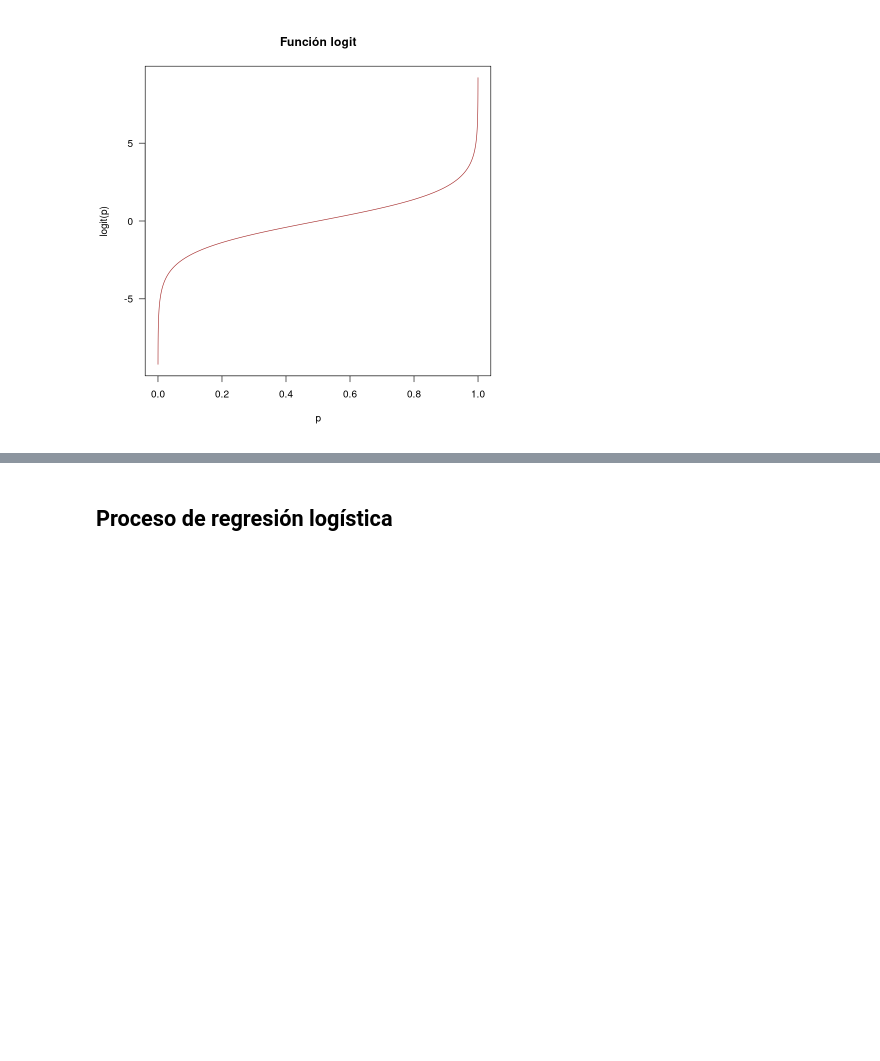
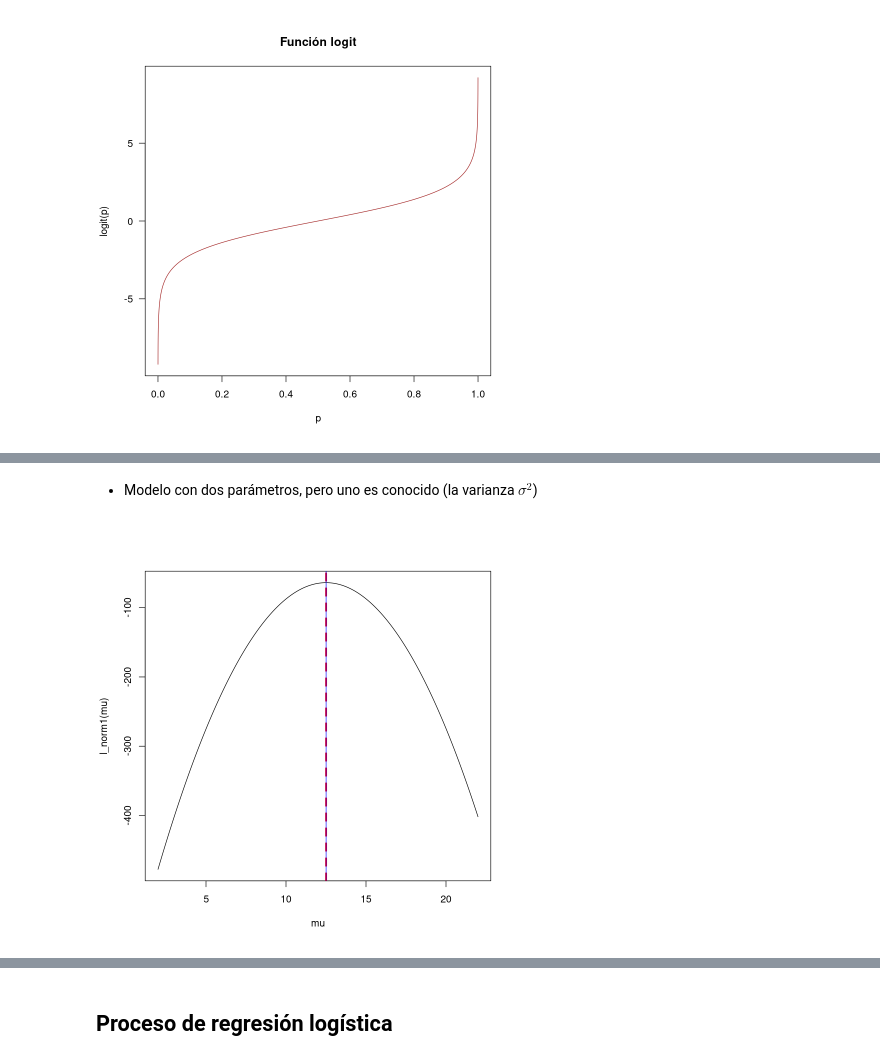
Before and after one commit to Daniel-Cendales/RegresiOn-LogIstica, a Jupyter notebook: Logistic_ression.ipynb, the cells around one changed output, grey strips where cells are left out. Drawn from its saved outputs; the diff is of its cells as text; code cells hidden in the pictures; blank space fills up the shorter version.

Commit message:
Modificaciones sobre la máxima verosimilitud

```diff
--- a/Logistic_ression.ipynb
+++ b/Logistic_ression.ipynb
@@ -173,0 +163,22 @@ persp(media, varianza, Z, theta = 50, phi = 20, col = "blue")
+# %% [markdown]
+- Modelo con dos parámetros, pero uno es conocido (la varianza $\sigma^2$)
+# %%
+# Simulamos una muestra de una normal:
+set.seed(3141)
+x <- rnorm(30, 12, sd = 2)
+
+# Log_verosimilitud de la muestra
+l_norm1 <- Log_veros(datos = x, dnorm,parAmetros = 1, sd = 2)
+
+# Visualización de la log_verosimilitd
+mu <- seq(2, 22, by = 0.1)
+plot(mu, l_norm1(mu), type = "l")
+
+# Maximizar la mv
+x1 <- optimise(l_norm1, c(2, 30), maximum = TRUE)      # Maximizando con R
+abline(v = x1, col = "red", lty = 2, lwd = 3)
+
+media <- mean(x)                                      # Haciendo las cuentas a mano
+abline(v = media, col = "blue")
+# %% [output]
+[figure, added]
```
Also changed, not shown: parts of 14 cells of this notebook.
